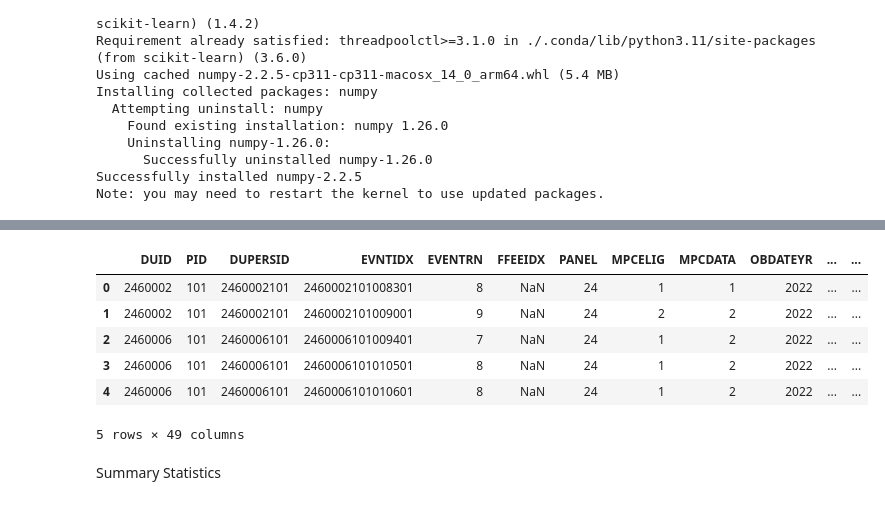
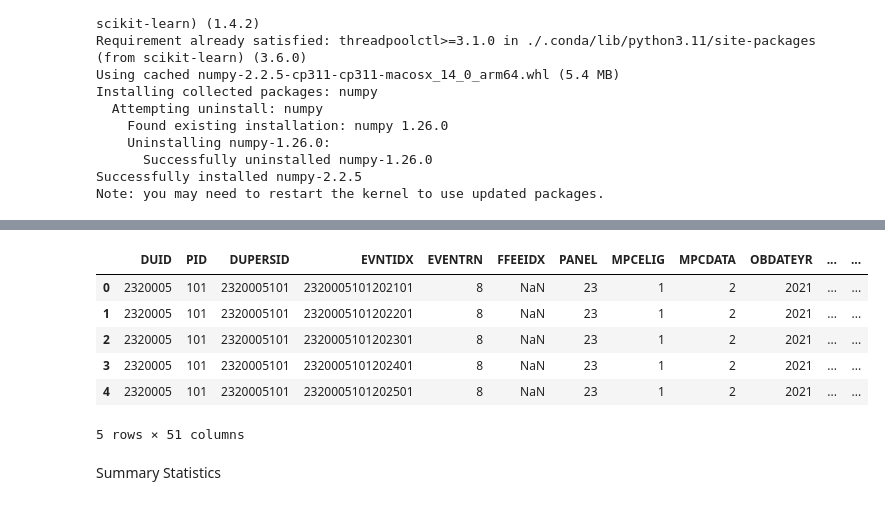
Before and after one commit to alliixx/clinical-llm-risk-predictor, a Jupyter notebook: data_processing.ipynb, the cells around one changed output, grey strips where cells are left out. Cells and saved outputs as stored; diff of their text form; code cells hidden in the pictures.

```diff
--- a/data_processing.ipynb
+++ b/data_processing.ipynb
@@ -19,10 +82,9 @@ Note: you may need to restart the kernel to use updated packages.
 # %%
-import pandas as pd
-import numpy as np
+
 
 df_visits = pd.read_excel("h239g.xlsx", sheet_name=0)
 df_people = pd.read_excel('h243.xlsx')
 df_people = df_people[['DUPERSID', 'INSURC22']]
 df_initial = df_visits.merge(df_people, on='DUPERSID', how='left')
 df_initial.head()
-df = df_initial.copy(deep=True)
+df_22 = df_initial.copy(deep=True)
@@ -28,0 +128,7 @@ df = df_initial.copy(deep=True)
+# %%
+df_visits = pd.read_csv("h229g.csv")
+df_people = pd.read_csv('h233.csv')
+df_people = df_people[['DUPERSID', 'INSURC21']]
+df_initial = df_visits.merge(df_people, on='DUPERSID', how='left')
+df_initial.head()
+df_21 = df_initial.copy(deep=True)
@@ -28,0 +153,3 @@ df = df_initial.copy(deep=True)
+# %%
+df = pd.concat([df_21, df_22], ignore_index=True)
+print(df)
@@ -60,7 +197,7 @@ insurance_map = {
     8: '65+ No Medicare but Public/Private'
 }
 
-df['INSURANCE'] = df['INSURC22'].map(insurance_map)
+df['insurance'] = df['insurance'].map(insurance_map)
 
 df.head()
 # %% [output]
@@ -74,29 +211,29 @@ df.head()
 # %%
 cost_columns = [
-    'OBTC22X',   # Total charge
-    'OBSF22X',   # Out-of-pocket (family)
-    'OBMR22X',   # Medicare
-    'OBMD22X',   # Medicaid
-    'OBPV22X',   # Private insurance
-    'OBVA22X',   # VA/CHAMPVA
-    'OBTR22X',   # Tricare
-    'OBOF22X',   # Other federal
-    'OBSL22X',   # State/local gov
-    'OBWC22X',   # Worker’s comp
-    'OBOT22X',   # Other insurance
+    'total_charge',   # Total charge
+    'out_of_pocket',   # Out-of-pocket (family)
+    'medicare',   # Medicare
+    'medicaid',   # Medicaid
+    'priv_insurance',   # Private insurance
+    'VA_CHAMPVA',   # VA/CHAMPVA
+    'tricare',   # Tricare
+    'other_federal',   # Other federal
+    'state_local',   # State/local gov
+    'workers_comp',   # Worker’s comp
+    'other_insurance',   # Other insurance
 ]
 
-df['COST_COVERED'] = df['OBTC22X'] - df['OBSF22X']
+df['COST_COVERED'] = df['total_charge'] - df['out_of_pocket']
 
 df.head()
 # %% [output]
 |  | DUID | PID | DUPERSID | EVNTIDX | EVENTRN | FFEEIDX | PANEL | MPCELIG | MPCDATA | OBDATEYR | ... | ... |
-| 0 | 2460002 | 101 | 2460002101 | 2460002101008301 | 8 | NaN | 24 | 1 | 1 | 2022 | ... | ... |
-| 1 | 2460002 | 101 | 2460002101 | 2460002101009001 | 9 | NaN | 24 | 2 | 2 | 2022 | ... | ... |
-| 2 | 2460006 | 101 | 2460006101 | 2460006101009401 | 7 | NaN | 24 | 1 | 2 | 2022 | ... | ... |
-| 3 | 2460006 | 101 | 2460006101 | 2460006101010501 | 8 | NaN | 24 | 1 | 2 | 2022 | ... | ... |
-| 4 | 2460006 | 101 | 2460006101 | 2460006101010601 | 8 | NaN | 24 | 1 | 2 | 2022 | ... | ... |
+| 0 | 2320005 | 101 | 2320005101 | 2320005101202101 | 8 | NaN | 23 | 1 | 2 | 2021 | ... | ... |
+| 1 | 2320005 | 101 | 2320005101 | 2320005101202201 | 8 | NaN | 23 | 1 | 2 | 2021 | ... | ... |
+| 2 | 2320005 | 101 | 2320005101 | 2320005101202301 | 8 | NaN | 23 | 1 | 2 | 2021 | ... | ... |
+| 3 | 2320005 | 101 | 2320005101 | 2320005101202401 | 8 | NaN | 23 | 1 | 2 | 2021 | ... | ... |
+| 4 | 2320005 | 101 | 2320005101 | 2320005101202501 | 8 | NaN | 23 | 1 | 2 | 2021 | ... | ... |
-5 rows × 49 columns
+5 rows × 51 columns
 # %% [markdown]
 Summary Statistics
 # %%
```
Also changed, not shown: parts of 10 cells of this notebook, 2 other files.
